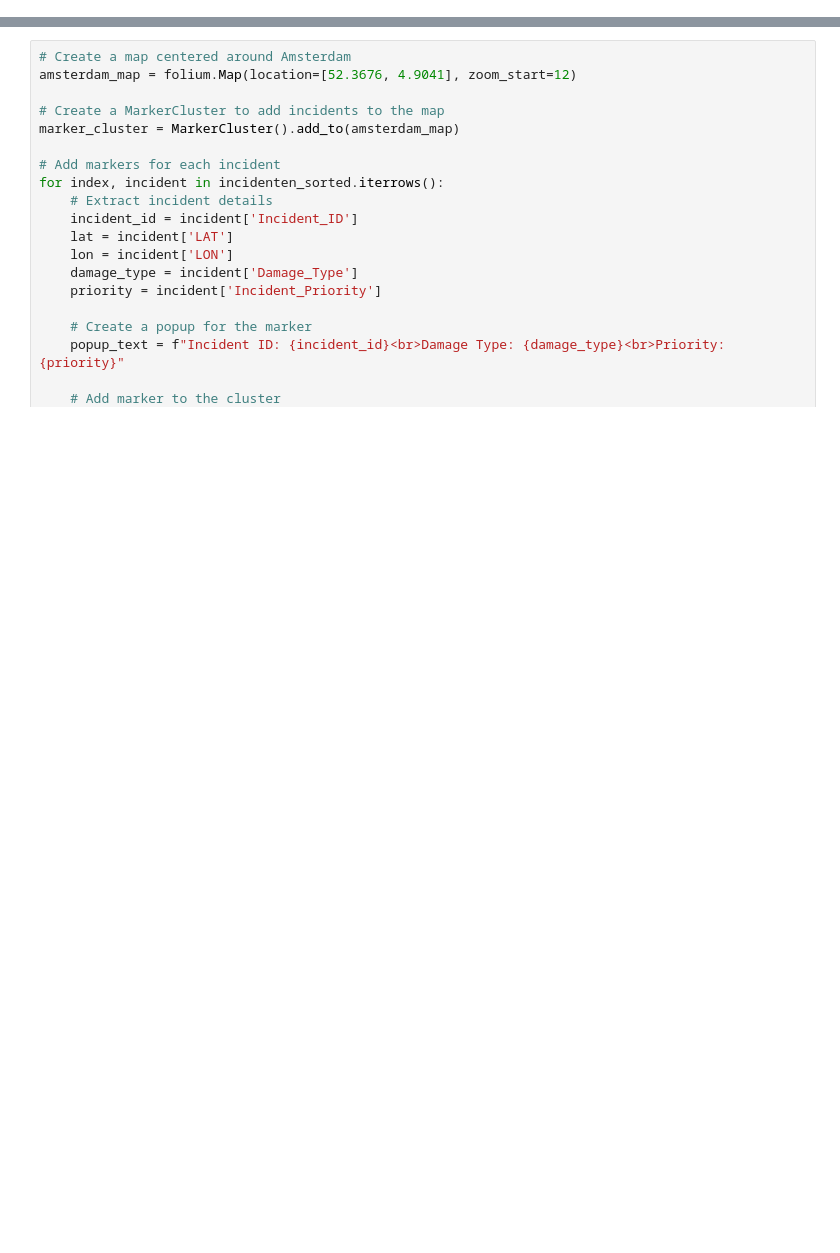
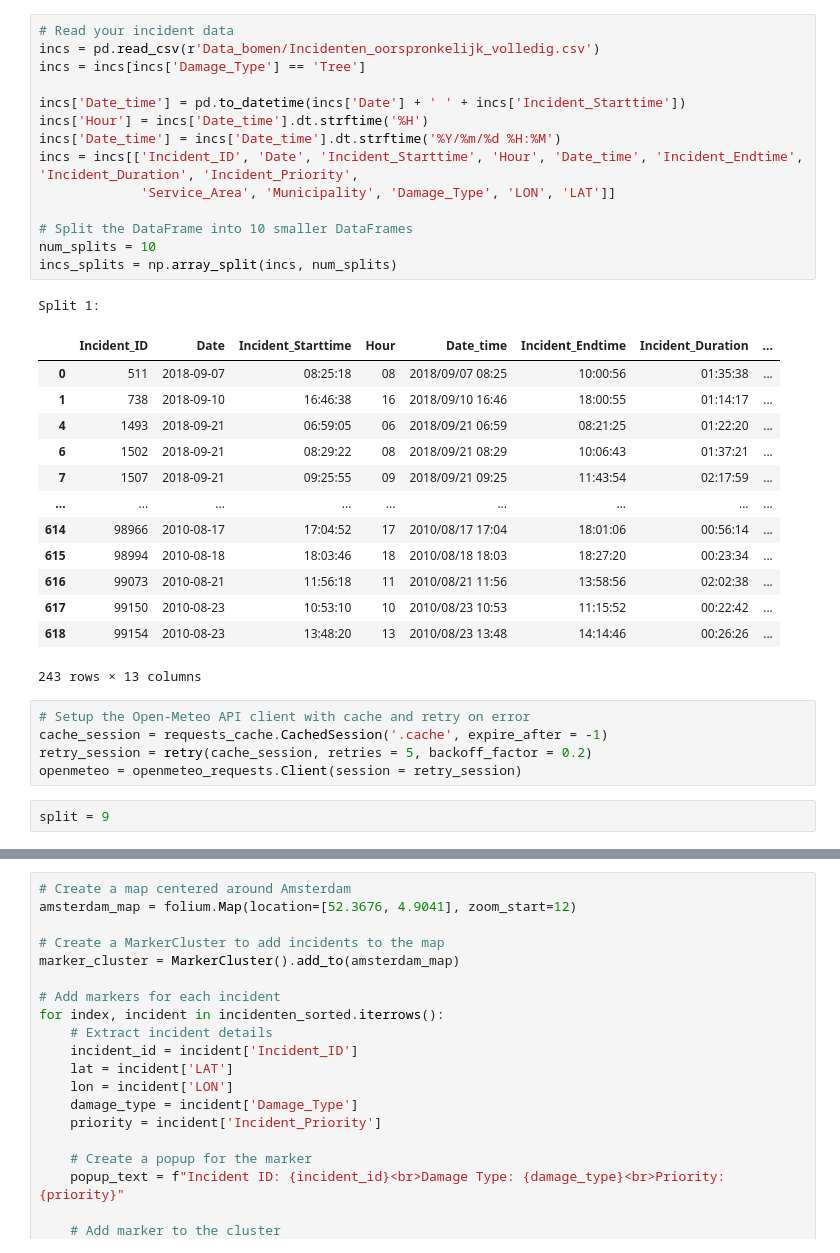
Before and after one commit to UhhBart/MSc_DSP_G2, a Jupyter notebook: src/data_cleaning.ipynb, the cells around one changed output, grey strips where cells are left out. Saved outputs shown, nothing was run; the diff lists cells and outputs as text; blank space fills up the shorter version.

Commit message:
completed weather data

```diff
--- a/src/data_cleaning.ipynb
+++ b/src/data_cleaning.ipynb
@@ -225,0 +44,36 @@ output_df.to_csv('output.csv', index=False)
+# %%
+# Read your incident data
+incs = pd.read_csv(r'Data_bomen/Incidenten_oorspronkelijk_volledig.csv')
+incs = incs[incs['Damage_Type'] == 'Tree']
+
+incs['Date_time'] = pd.to_datetime(incs['Date'] + ' ' + incs['Incident_Starttime'])
+incs['Hour'] = incs['Date_time'].dt.strftime('%H')
+incs['Date_time'] = incs['Date_time'].dt.strftime('%Y/%m/%d %H:%M')
+incs = incs[['Incident_ID', 'Date', 'Incident_Starttime', 'Hour', 'Date_time', 'Incident_Endtime', 'Incident_Duration', 'Incident_Priority',
+             'Service_Area', 'Municipality', 'Damage_Type', 'LON', 'LAT']]
+
+# Split the DataFrame into 10 smaller DataFrames
+num_splits = 10
+incs_splits = np.array_split(incs, num_splits)
+# %% [output]
+Split 1:
+|  | Incident_ID | Date | Incident_Starttime | Hour | Date_time | Incident_Endtime | Incident_Duration | ... |
+| 0 | 511 | 2018-09-07 | 08:25:18 | 08 | 2018/09/07 08:25 | 10:00:56 | 01:35:38 | ... |
+| 1 | 738 | 2018-09-10 | 16:46:38 | 16 | 2018/09/10 16:46 | 18:00:55 | 01:14:17 | ... |
+| 4 | 1493 | 2018-09-21 | 06:59:05 | 06 | 2018/09/21 06:59 | 08:21:25 | 01:22:20 | ... |
+| 6 | 1502 | 2018-09-21 | 08:29:22 | 08 | 2018/09/21 08:29 | 10:06:43 | 01:37:21 | ... |
+| 7 | 1507 | 2018-09-21 | 09:25:55 | 09 | 2018/09/21 09:25 | 11:43:54 | 02:17:59 | ... |
+| ... | ... | ... | ... | ... | ... | ... | ... | ... |
+| 614 | 98966 | 2010-08-17 | 17:04:52 | 17 | 2010/08/17 17:04 | 18:01:06 | 00:56:14 | ... |
+| 615 | 98994 | 2010-08-18 | 18:03:46 | 18 | 2010/08/18 18:03 | 18:27:20 | 00:23:34 | ... |
+| 616 | 99073 | 2010-08-21 | 11:56:18 | 11 | 2010/08/21 11:56 | 13:58:56 | 02:02:38 | ... |
+| 617 | 99150 | 2010-08-23 | 10:53:10 | 10 | 2010/08/23 10:53 | 11:15:52 | 00:22:42 | ... |
+| 618 | 99154 | 2010-08-23 | 13:48:20 | 13 | 2010/08/23 13:48 | 14:14:46 | 00:26:26 | ... |
+243 rows × 13 columns
+# %%
+# Setup the Open-Meteo API client with cache and retry on error
+cache_session = requests_cache.CachedSession('.cache', expire_after = -1)
+retry_session = retry(cache_session, retries = 5, backoff_factor = 0.2)
+openmeteo = openmeteo_requests.Client(session = retry_session)
+# %%
+split = 9
```
Also changed, not shown: parts of 17 cells of this notebook, 2 other files.
